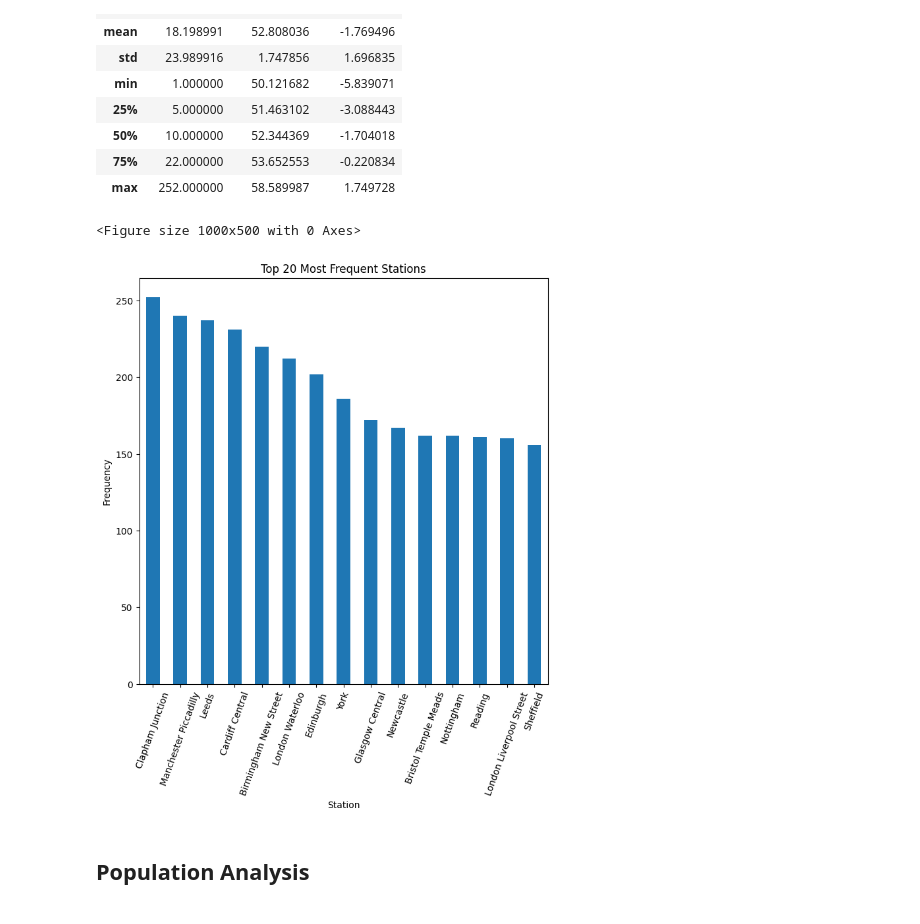
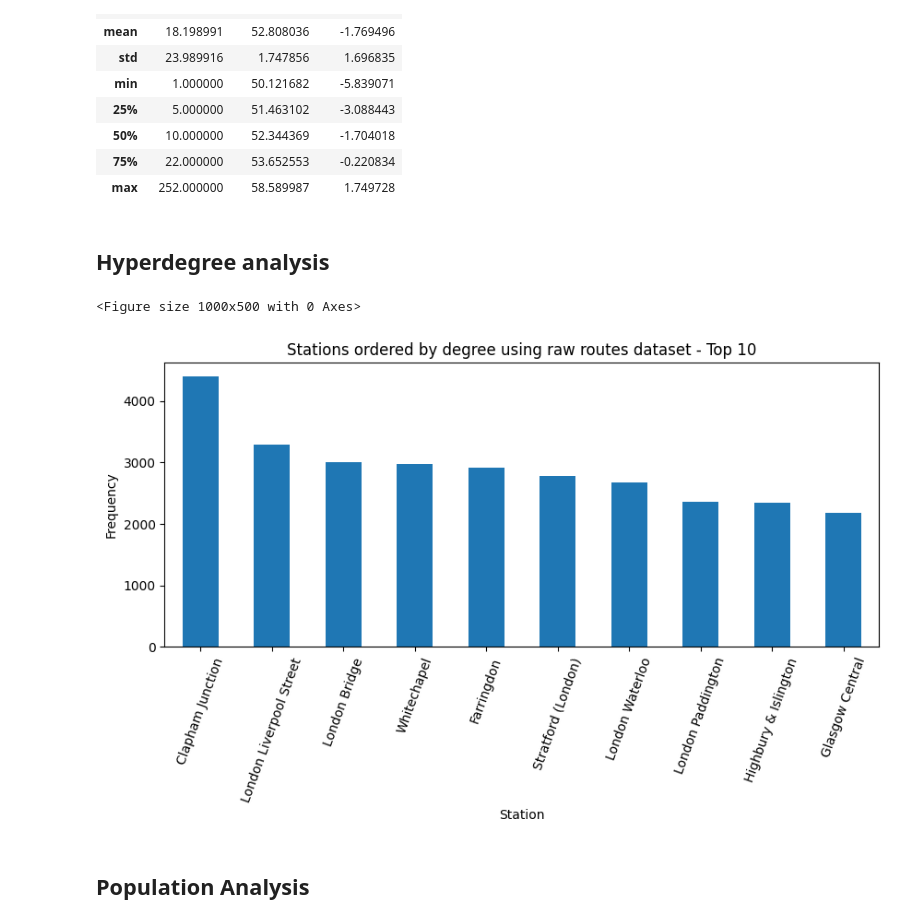
Before and after one commit to ItsVasconcellos/final-year-project, a Jupyter notebook: dataset_exploration/statiscal_analysis.ipynb, the cells around one changed output. Drawn from its saved outputs; the diff is of its cells as text; code cells hidden in the pictures.

```diff
--- a/dataset_exploration/statiscal_analysis.ipynb
+++ b/dataset_exploration/statiscal_analysis.ipynb
@@ -88,7 +130,7 @@ from collections import Counter
 # [['SVG', 'WAS', 'HFN'], ['HFN', 'BAY'], ['SVG', 'BAY']]
 
 # Flatten it
-flat = [station for route in clean_routes for station in route]
+flat = [station for route in routes for station in route]
 
 # Count frequencies
 freq = Counter(flat)
@@ -143,19 +185,21 @@ freq_df.describe()
 | 50% | 10.000000 | 52.344369 | -1.704018 |
 | 75% | 22.000000 | 53.652553 | -0.220834 |
 | max | 252.000000 | 58.589987 | 1.749728 |
+# %% [markdown]
+## Hyperdegree analysis
 # %%
 import matplotlib.pyplot as plt
 
 plt.figure(figsize=(10,5))
-freq_df.head(15).plot(kind='bar', x='name', y='count', legend=False)
-plt.title("Top 20 Most Frequent Stations")
+freq_df.head(10).plot(kind='bar', x='name', y='count', legend=False, figsize=(10,4))
+plt.title("Stations ordered by degree using raw routes dataset - Top 10")
 plt.xlabel("Station")
 plt.ylabel("Frequency", loc='center')
 plt.xticks(rotation=70)
 plt.show()
 # %% [output]
 <Figure size 1000x500 with 0 Axes>
-[figure, old version]
+[figure, new version]
 # %%
 import plotly.express as px
 
```
Also changed, not shown: parts of 8 cells of this notebook, 4 other files.
